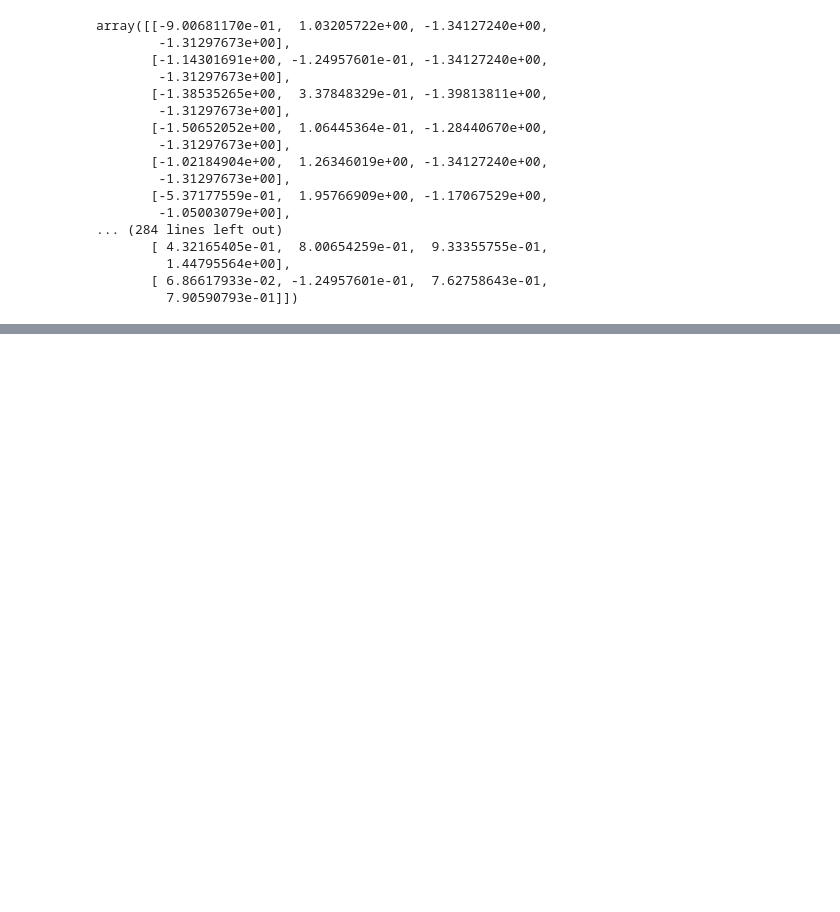
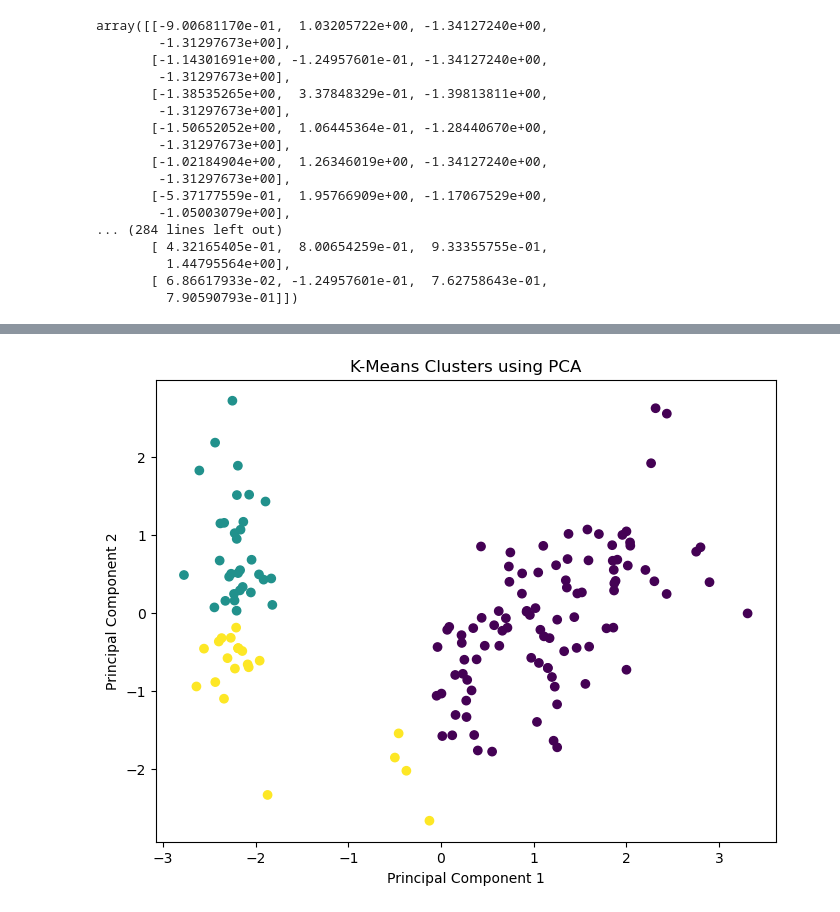
Before and after one commit to sushma-dwi/AI_ML_INTERNSHIP, a Jupyter notebook: Week_3/Iris_Clustering.ipynb, the cells around one changed output, grey strips where cells are left out. Cells and saved outputs as stored; diff of their text form; code cells hidden in the pictures; blank space fills up the shorter version.

```diff
--- a/Week_3/Iris_Clustering.ipynb
+++ b/Week_3/Iris_Clustering.ipynb
@@ -117,0 +137,7 @@ warnings.filterwarnings("ignore")
+# %%
+kmeans = KMeans(
+    n_clusters=3,
+    random_state=42
+)
+
+clusters = kmeans.fit_predict(X_scaled)
@@ -117,0 +155,13 @@ warnings.filterwarnings("ignore")
+# %%
+pca = PCA(n_components=2)
+
+X_pca = pca.fit_transform(X_scaled)
+# %%
+pca_df = pd.DataFrame(
+    X_pca,
+    columns=["PC1","PC2"]
+)
+
+pca_df["Cluster"] = clusters
+
+pca_df.head()
@@ -117,0 +175,16 @@ warnings.filterwarnings("ignore")
+# %%
+plt.figure(figsize=(8,6))
+
+plt.scatter(
+    pca_df["PC1"],
+    pca_df["PC2"],
+    c=pca_df["Cluster"]
+)
+
+plt.xlabel("Principal Component 1")
+plt.ylabel("Principal Component 2")
+plt.title("K-Means Clusters using PCA")
+
+plt.show()
+# %% [output]
+[figure, added]
```
Also changed, not shown: parts of 7 cells of this notebook, 4 other files.
